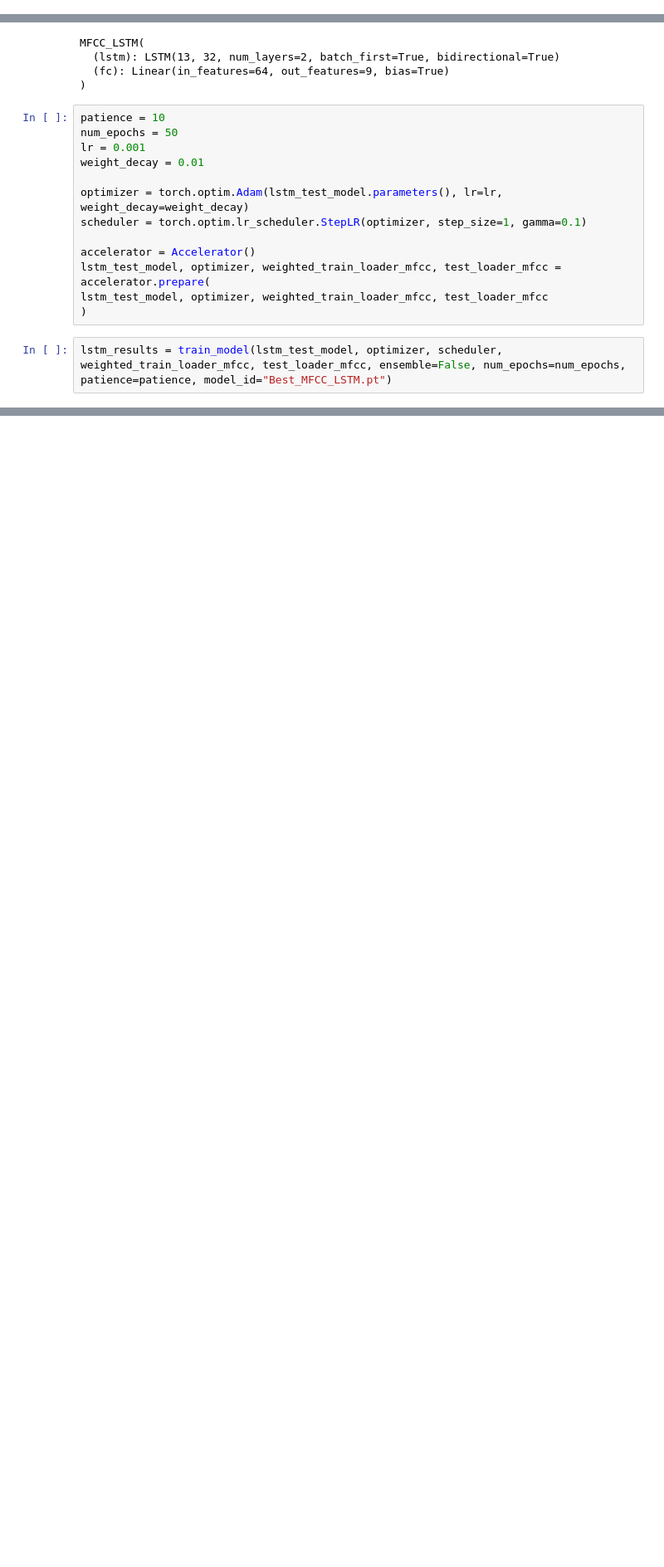
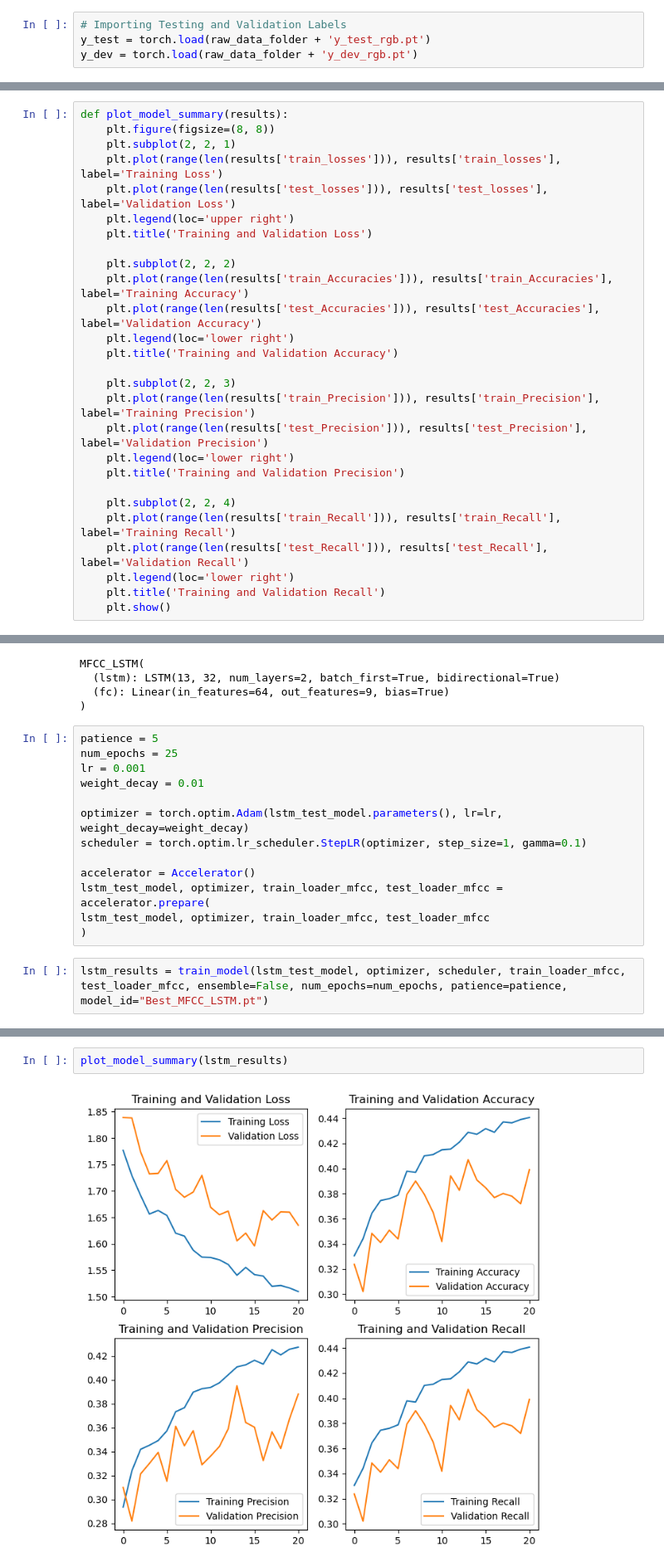
Before and after one commit to jeffreykthomas/aai511_final, a Jupyter notebook: Formatted_AI_Final.ipynb, the cells around one changed output, grey strips where cells are left out. Shown at 83% size. Saved outputs shown, nothing was run; the diff lists cells and outputs as text; blank space fills up the shorter version.

Commit message:
Eval Metrics Added and some visual

```diff
--- a/Formatted_AI_Final.ipynb
+++ b/Formatted_AI_Final.ipynb
@@ -327,3 +344,7 @@ sampling_rate_dev = np.load(raw_data_folder + 'sampling_rate_dev.npy', allow_pic
+# %%
+# Importing Testing and Validation Labels
+y_test = torch.load(raw_data_folder + 'y_test_rgb.pt')
+y_dev = torch.load(raw_data_folder + 'y_dev_rgb.pt')
 # %%
 class_list = np.load(raw_data_folder + 'class_list.npy')
 # %%
@@ -817,6 +903,33 @@ def train_model(model, optimizer, scheduler, train_loader, test_loader, ensemble
         'best_test_loss': best_test_loss
     }
     return results
+# %%
+def plot_model_summary(results):
+    plt.figure(figsize=(8, 8))
+    plt.subplot(2, 2, 1)
+    plt.plot(range(len(results['train_losses'])), results['train_losses'], label='Training Loss')
+    plt.plot(range(len(results['test_losses'])), results['test_losses'], label='Validation Loss')
+    plt.legend(loc='upper right')
+    plt.title('Training and Validation Loss')
+
+    plt.subplot(2, 2, 2)
+    plt.plot(range(len(results['train_Accuracies'])), results['train_Accuracies'], label='Training Accuracy')
+    plt.plot(range(len(results['test_Accuracies'])), results['test_Accuracies'], label='Validation Accuracy')
+    plt.legend(loc='lower right')
+    plt.title('Training and Validation Accuracy')
+
+    plt.subplot(2, 2, 3)
+    plt.plot(range(len(results['train_Precision'])), results['train_Precision'], label='Training Precision')
+    plt.plot(range(len(results['test_Precision'])), results['test_Precision'], label='Validation Precision')
+    plt.legend(loc='lower right')
+    plt.title('Training and Validation Precision')
+
+    plt.subplot(2, 2, 4)
+    plt.plot(range(len(results['train_Recall'])), results['train_Recall'], label='Training Recall')
+    plt.plot(range(len(results['test_Recall'])), results['test_Recall'], label='Validation Recall')
+    plt.legend(loc='lower right')
+    plt.title('Training and Validation Recall')
+    plt.show()
 # %% [markdown]
 ## Test CNN Model
 # %%
@@ -894,8 +1007,8 @@ MFCC_LSTM(
   (fc): Linear(in_features=64, out_features=9, bias=True)
 )
 # %%
-patience = 10
-num_epochs = 50
+patience = 5
+num_epochs = 25
 lr = 0.001
 weight_decay = 0.01
 
@@ -903,9 +1016,9 @@ optimizer = torch.optim.Adam(lstm_test_model.parameters(), lr=lr, weight_decay=w
 scheduler = torch.optim.lr_scheduler.StepLR(optimizer, step_size=1, gamma=0.1)
 
 accelerator = Accelerator()
-lstm_test_model, optimizer, weighted_train_loader_mfcc, test_loader_mfcc = accelerator.prepare(
-lstm_test_model, optimizer, weighted_train_loader_mfcc, test_loader_mfcc
+lstm_test_model, optimizer, train_loader_mfcc, test_loader_mfcc = accelerator.prepare(
+lstm_test_model, optimizer, train_loader_mfcc, test_loader_mfcc
 )
 # %%
-lstm_results = train_model(lstm_test_model, optimizer, scheduler, weighted_train_loader_mfcc, test_loader_mfcc, ensemble=False, num_epochs=num_epochs, patience=patience, model_id="Best_MFCC_LSTM.pt")
+lstm_results = train_model(lstm_test_model, optimizer, scheduler, train_loader_mfcc, test_loader_mfcc, ensemble=False, num_epochs=num_epochs, patience=patience, model_id="Best_MFCC_LSTM.pt")
 # %% [output]
@@ -928,4 +1041,8 @@ Epoch 22, train loss: 1.9555, train accuracy: 0.22, test loss: 1.9823, test accu
 Early stopping!
+# %%
+plot_model_summary(lstm_results)
+# %% [output]
+[figure, added]
 # %% [markdown]
 ## Testing Ensemble Model
 # %%
```
Also changed, not shown: parts of 30 cells of this notebook.
